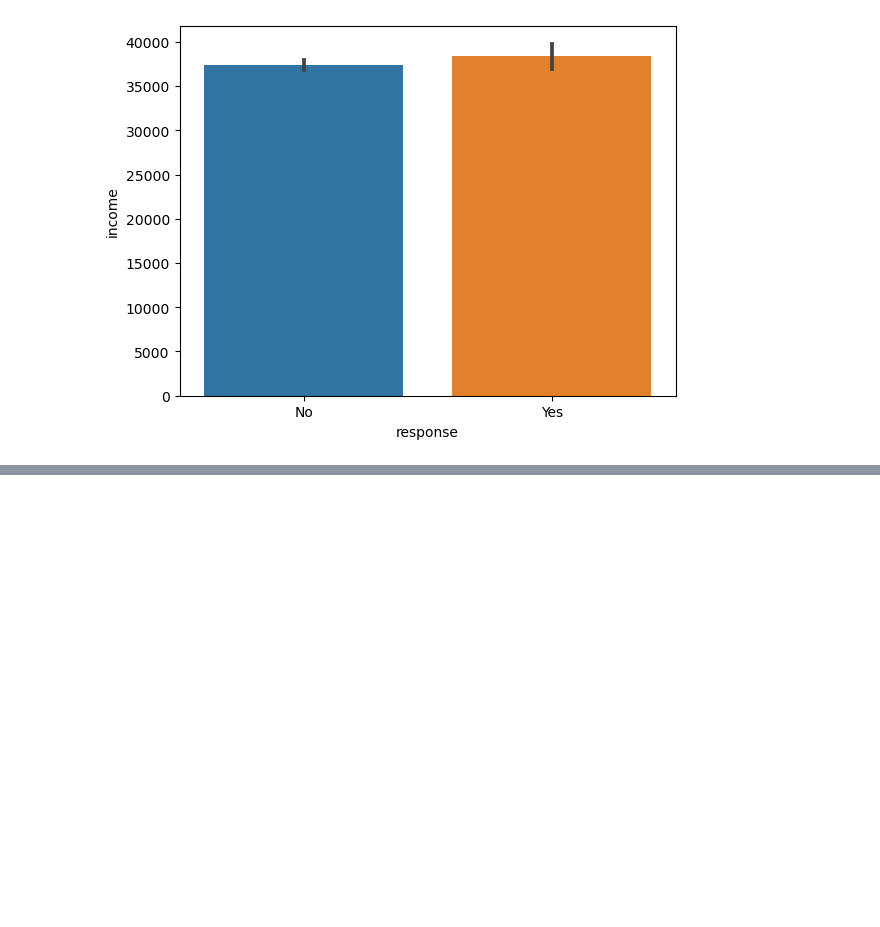
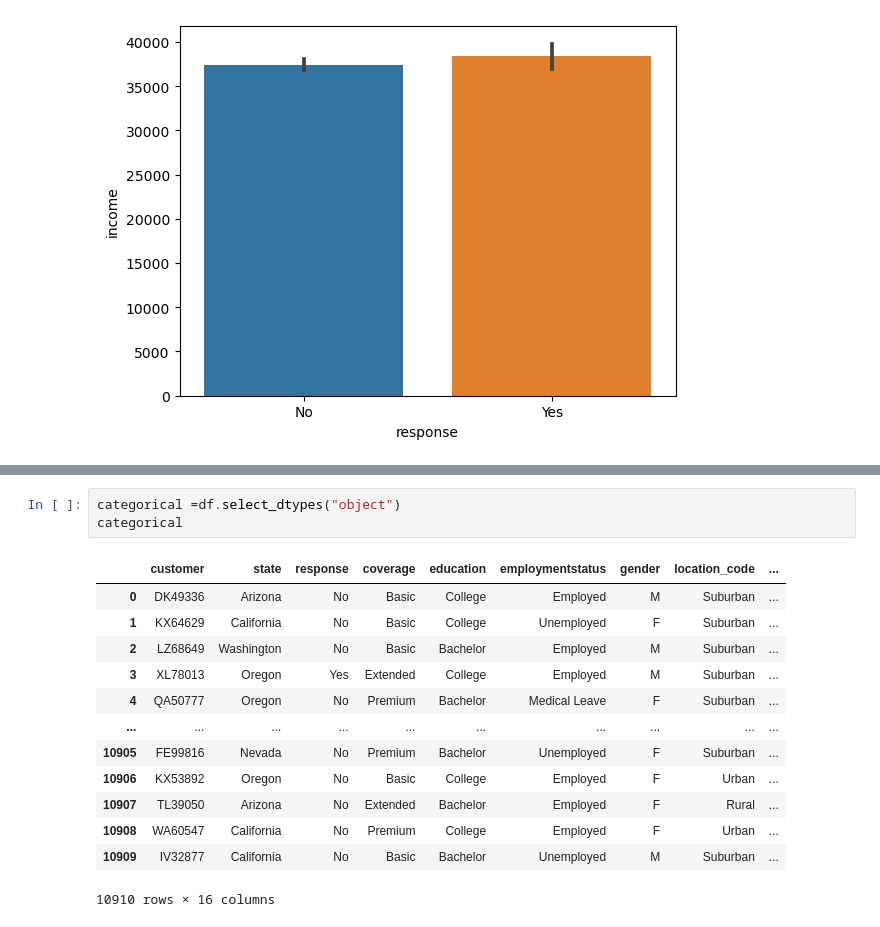
Before and after one commit to Tetiana93/lab-customer-analysis-round-2, a Jupyter notebook: lab-customer-analysis-round-2.ipynb, the cells around one changed output, grey strips where cells are left out. Drawn from its saved outputs; the diff is of its cells as text; blank space fills up the shorter version.

```diff
--- a/lab-customer-analysis-round-2.ipynb
+++ b/lab-customer-analysis-round-2.ipynb
@@ -432,0 +470,17 @@ plt.show()
+# %%
+categorical =df.select_dtypes("object")
+categorical
+# %% [output]
+|  | customer | state | response | coverage | education | employmentstatus | gender | location_code | ... |
+| 0 | DK49336 | Arizona | No | Basic | College | Employed | M | Suburban | ... |
+| 1 | KX64629 | California | No | Basic | College | Unemployed | F | Suburban | ... |
+| 2 | LZ68649 | Washington | No | Basic | Bachelor | Employed | M | Suburban | ... |
+| 3 | XL78013 | Oregon | Yes | Extended | College | Employed | M | Suburban | ... |
+| 4 | QA50777 | Oregon | No | Premium | Bachelor | Medical Leave | F | Suburban | ... |
+| ... | ... | ... | ... | ... | ... | ... | ... | ... | ... |
+| 10905 | FE99816 | Nevada | No | Premium | Bachelor | Unemployed | F | Suburban | ... |
+| 10906 | KX53892 | Oregon | No | Basic | College | Employed | F | Urban | ... |
+| 10907 | TL39050 | Arizona | No | Extended | Bachelor | Employed | F | Rural | ... |
+| 10908 | WA60547 | California | No | Premium | College | Employed | F | Urban | ... |
+| 10909 | IV32877 | California | No | Basic | Bachelor | Unemployed | M | Suburban | ... |
+10910 rows × 16 columns
```
Also changed, not shown: parts of 9 cells of this notebook.
